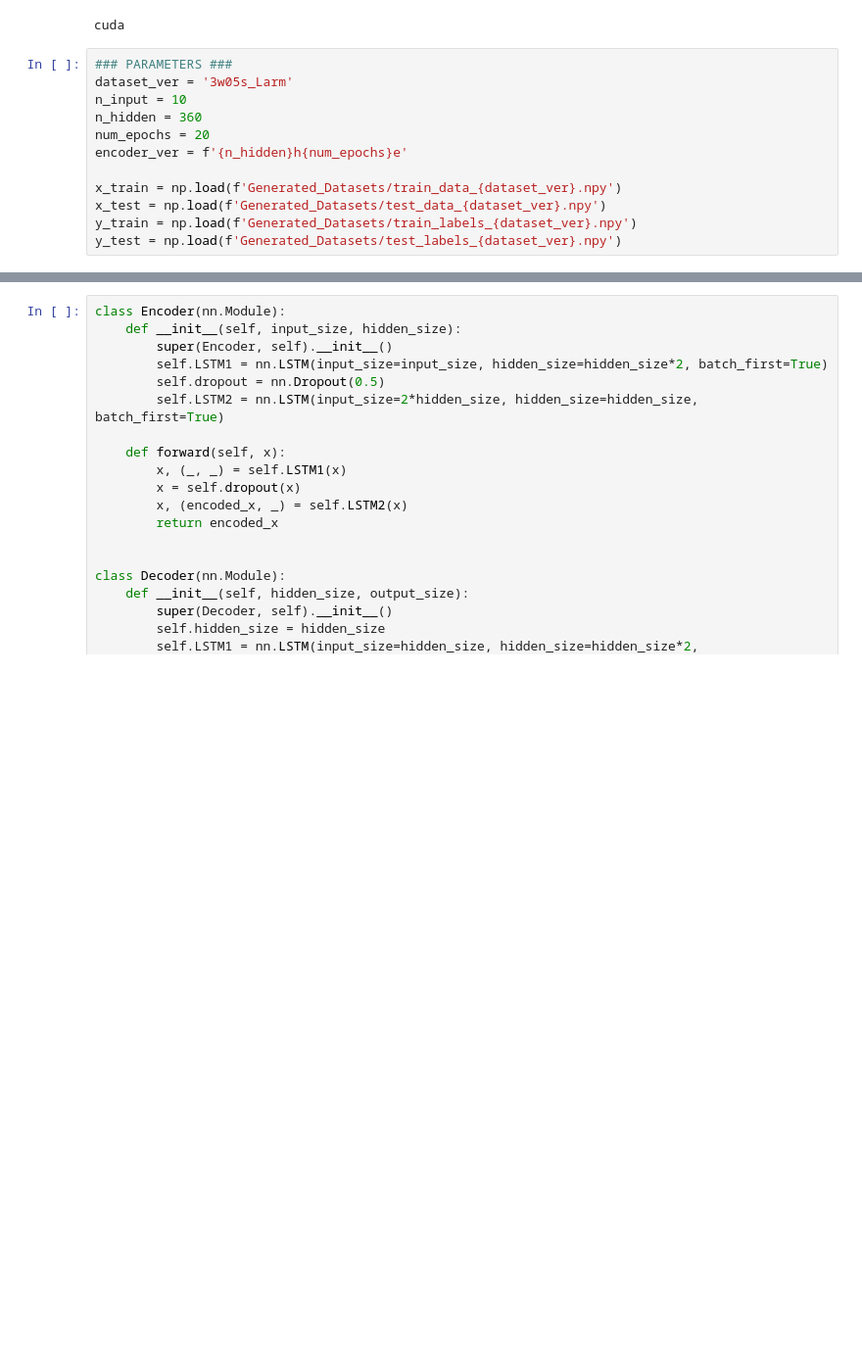
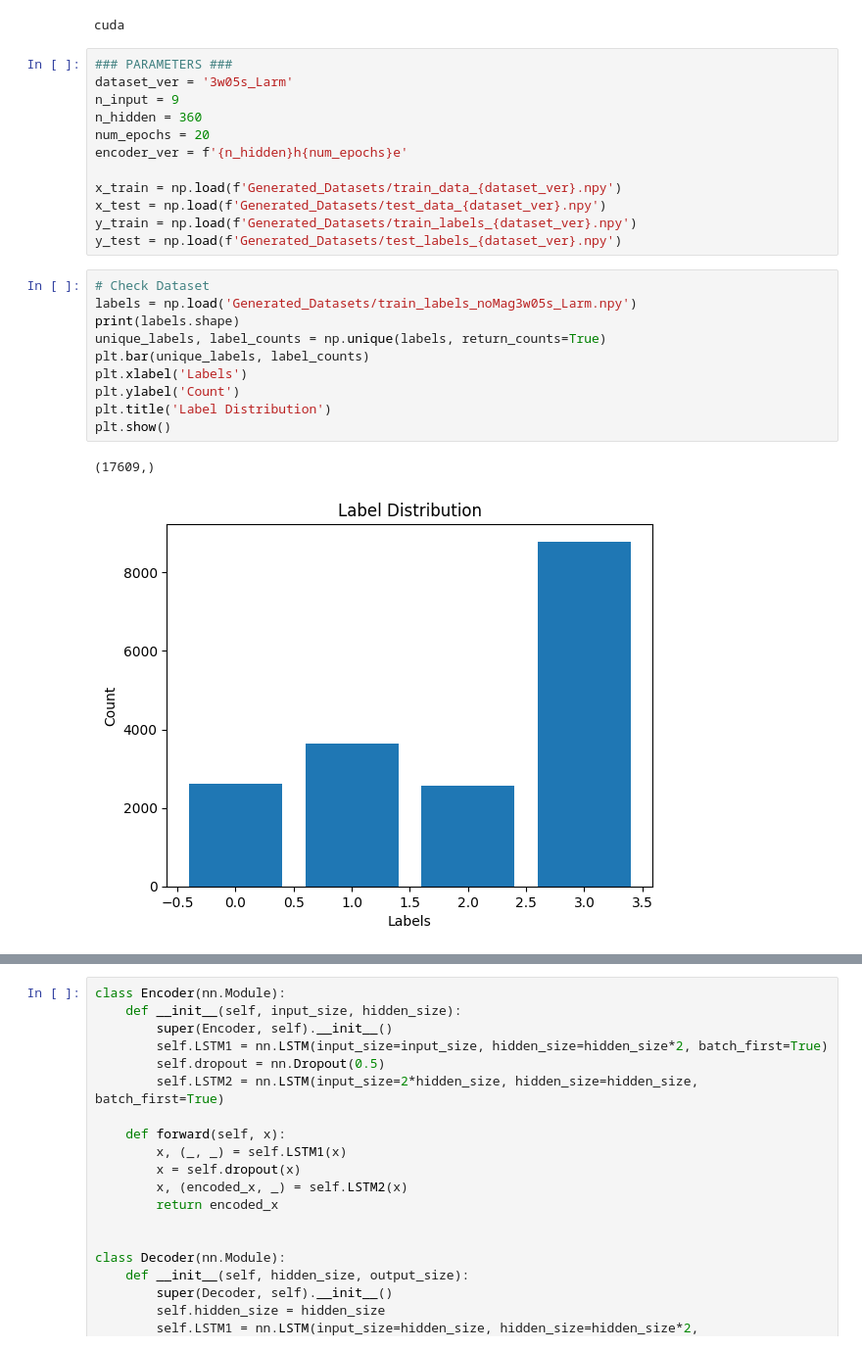
Before and after one commit to zachlim283/DLProject, a Jupyter notebook: LSTM.ipynb, the cells around one changed output, grey strips where cells are left out. Shown at 98% size. Saved outputs shown, nothing was run; the diff lists cells and outputs as text; blank space fills up the shorter version.

```diff
--- a/LSTM.ipynb
+++ b/LSTM.ipynb
@@ -24,7 +24,7 @@ cuda
 # %%
 ### PARAMETERS ###
 dataset_ver = '3w05s_Larm'
-n_input = 10
+n_input = 9
 n_hidden = 360
 num_epochs = 20
 encoder_ver = f'{n_hidden}h{num_epochs}e'
@@ -33,6 +33,19 @@ x_train = np.load(f'Generated_Datasets/train_data_{dataset_ver}.npy')
 x_test = np.load(f'Generated_Datasets/test_data_{dataset_ver}.npy')
 y_train = np.load(f'Generated_Datasets/train_labels_{dataset_ver}.npy')
 y_test = np.load(f'Generated_Datasets/test_labels_{dataset_ver}.npy')
+# %%
+# Check Dataset
+labels = np.load('Generated_Datasets/train_labels_noMag3w05s_Larm.npy')
+print(labels.shape)
+unique_labels, label_counts = np.unique(labels, return_counts=True)
+plt.bar(unique_labels, label_counts)
+plt.xlabel('Labels')
+plt.ylabel('Count')
+plt.title('Label Distribution')
+plt.show()
+# %% [output]
+(17609,)
+[figure, added]
 # %%
 class TrainDataset(torch.utils.data.Dataset):
     def __init__(self, dataset_ver):
```
Also changed, not shown: parts of 10 cells of this notebook, 2 other files.
